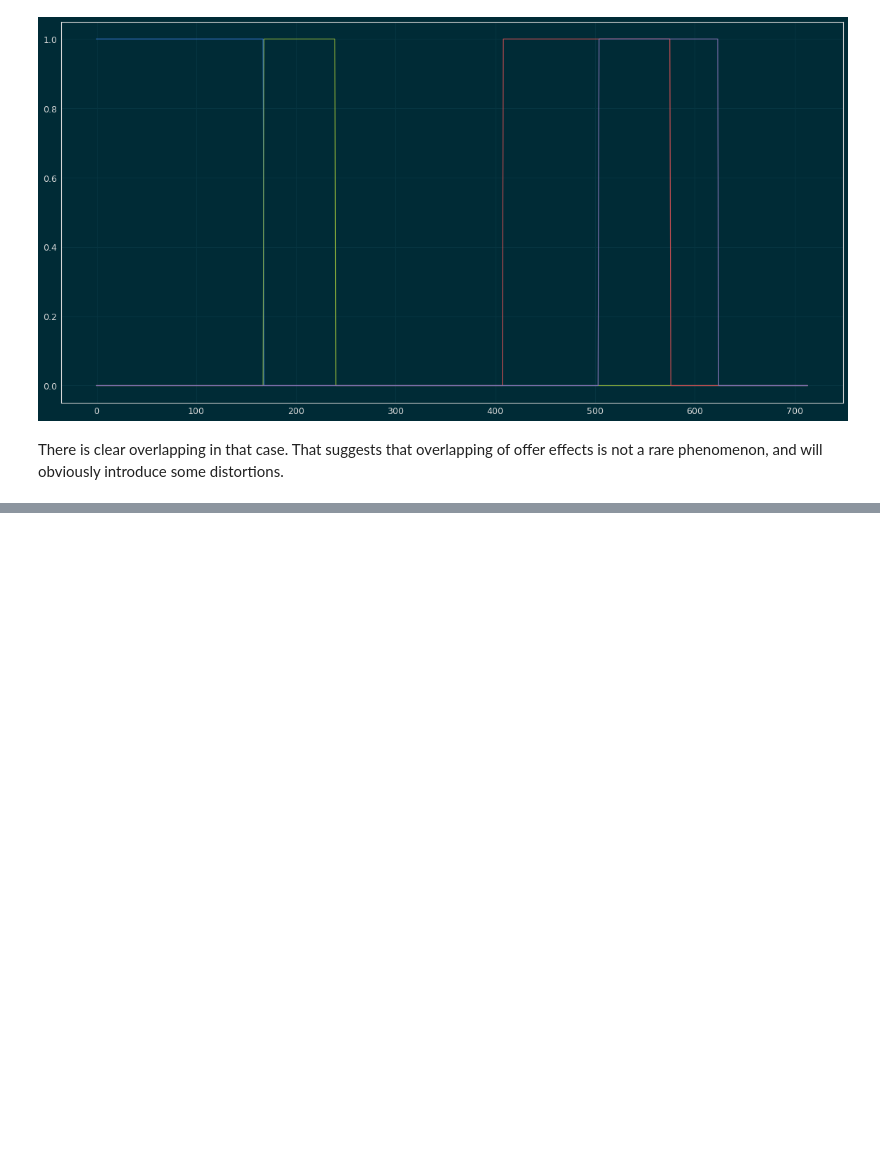
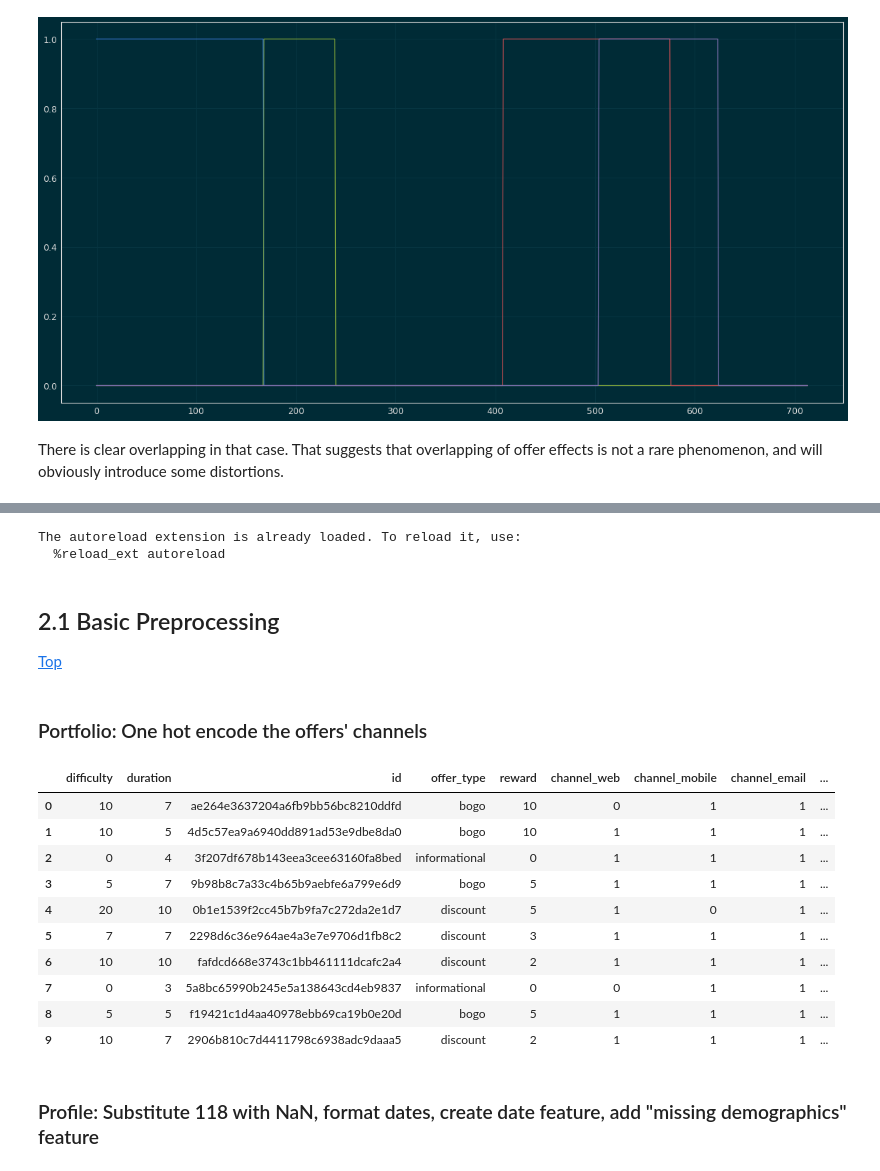
Before and after one commit to mtasende/starbucks-advertising, a Jupyter notebook: notebooks/Starbucks_Capstone_notebook.ipynb, the cells around one changed output, grey strips where cells are left out. Saved outputs shown, nothing was run; the diff lists cells and outputs as text; code cells hidden in the pictures; blank space fills up the shorter version.

```diff
--- a/notebooks/Starbucks_Capstone_notebook.ipynb
+++ b/notebooks/Starbucks_Capstone_notebook.ipynb
@@ -612,0 +629,63 @@ There is clear overlapping in that case. That suggests that overlapping of offer
+# %%
+import pandas as pd
+import numpy as np
+import math
+import json
+import os
+import matplotlib.pyplot as plt
+%matplotlib inline
+
+%load_ext autoreload
+%autoreload 2
+
+from jupyterthemes import jtplot
+jtplot.style(theme='solarizedd')
+plt.rcParams['figure.figsize'] = (20.0, 10.0)
+
+import data_utils_mt.utils as utils
+import seaborn as sns
+from sklearn.preprocessing import LabelEncoder
+import datetime as dt
+
+ROOT_DIR = '..'
+DATA_DIR = os.path.join(ROOT_DIR, 'data')
+DATA_RAW = os.path.join(DATA_DIR, 'raw')
+DATA_INTERIM = os.path.join(DATA_DIR, 'interim')
+DATA_EXTERNAL = os.path.join(DATA_DIR, 'external')
+DATA_PROCESSED = os.path.join(DATA_DIR, 'processed')
+SRC = os.path.join(ROOT_DIR, 'src')
+
+import sys
+sys.path.append(SRC)
+
+import src.data.preprocessing as pp
+# %% [output]
+The autoreload extension is already loaded. To reload it, use:
+  %reload_ext autoreload
+# %%
+# read in the json files
+portfolio = pd.read_json(os.path.join(DATA_RAW, 'portfolio.json'), orient='records', lines=True)
+profile = pd.read_json(os.path.join(DATA_RAW, 'profile.json'), orient='records', lines=True)
+transcript = pd.read_json(os.path.join(DATA_RAW, 'transcript.json'), orient='records', lines=True)
+# %% [markdown]
+## 2.1 Basic Preprocessing <a id='basic_preprocessing'></a>
+[Top](#top)
+# %% [markdown]
+### Portfolio: One hot encode the offers' channels
+# %%
+portfolio = pp.process_portfolio(portfolio)
+portfolio
+# %% [output]
+|  | difficulty | duration | id | offer_type | reward | channel_web | channel_mobile | channel_email | ... |
+| 0 | 10 | 7 | ae264e3637204a6fb9bb56bc8210ddfd | bogo | 10 | 0 | 1 | 1 | ... |
+| 1 | 10 | 5 | 4d5c57ea9a6940dd891ad53e9dbe8da0 | bogo | 10 | 1 | 1 | 1 | ... |
+| 2 | 0 | 4 | 3f207df678b143eea3cee63160fa8bed | informational | 0 | 1 | 1 | 1 | ... |
+| 3 | 5 | 7 | 9b98b8c7a33c4b65b9aebfe6a799e6d9 | bogo | 5 | 1 | 1 | 1 | ... |
+| 4 | 20 | 10 | 0b1e1539f2cc45b7b9fa7c272da2e1d7 | discount | 5 | 1 | 0 | 1 | ... |
+| 5 | 7 | 7 | 2298d6c36e964ae4a3e7e9706d1fb8c2 | discount | 3 | 1 | 1 | 1 | ... |
+| 6 | 10 | 10 | fafdcd668e3743c1bb461111dcafc2a4 | discount | 2 | 1 | 1 | 1 | ... |
+| 7 | 0 | 3 | 5a8bc65990b245e5a138643cd4eb9837 | informational | 0 | 0 | 1 | 1 | ... |
+| 8 | 5 | 5 | f19421c1d4aa40978ebb69ca19b0e20d | bogo | 5 | 1 | 1 | 1 | ... |
+| 9 | 10 | 7 | 2906b810c7d4411798c6938adc9daaa5 | discount | 2 | 1 | 1 | 1 | ... |
+# %% [markdown]
+### Profile: Substitute 118 with NaN, format dates, create date feature, add "missing demographics" feature
```
Also changed, not shown: parts of 88 cells of this notebook, 4 other files.
